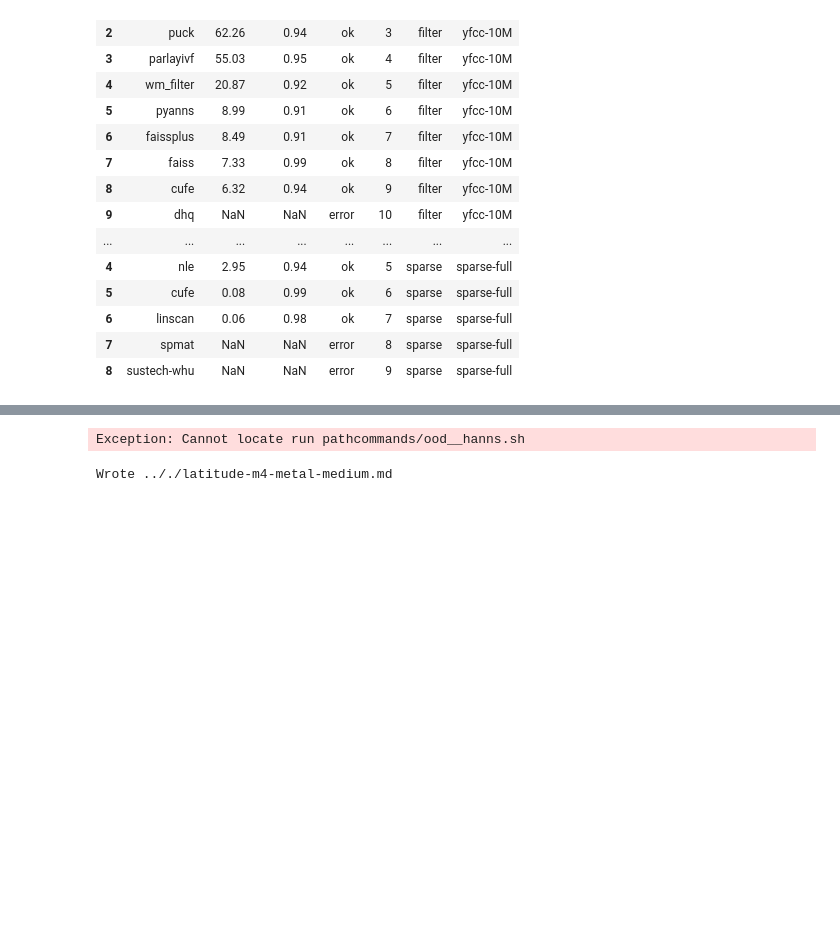
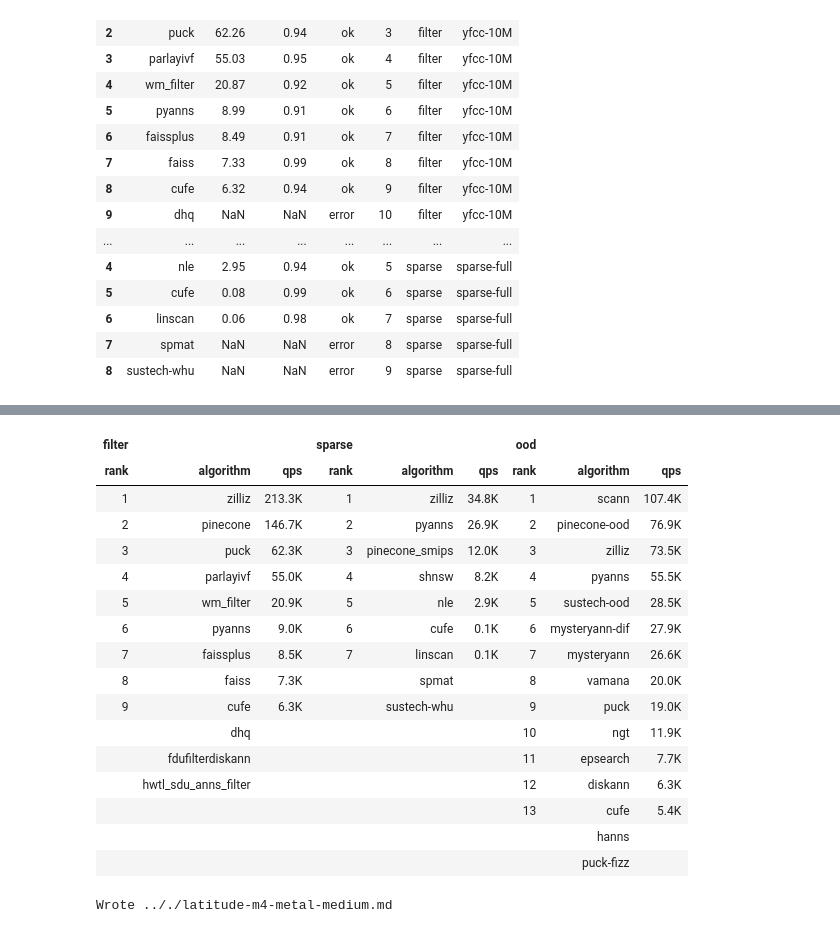
Before and after one commit to harsha-simhadri/big-ann-benchmarks, a Jupyter notebook: neurips23/latitude/analysis.ipynb, the cells around one changed output, grey strips where cells are left out. Cells and saved outputs as stored; diff of their text form; code cells hidden in the pictures; blank space fills up the shorter version.

```diff
--- a/neurips23/latitude/analysis.ipynb
+++ b/neurips23/latitude/analysis.ipynb
@@ -13,8 +13,8 @@ RECALL_AP_THRESHOLD = 0.9
 # Markdown template file
 MARKDOWN = "./_latitude-m4-metal-medium.md"
 
-# Algorithms to ignore - mostly to deal with transient issues like algorithm not yet merged
-IGNORE_ALGOS=["ood__hanns"]
+# Algorithms to ignore - mostly to deal with transient issues like new algorithms not yet merged
+IGNORE_ALGOS=["hanns"]
 # %%
 # package imports
 
@@ -216,7 +216,7 @@ new_html = helper.remove_style_prefix(html)
 new_html = new_html.replace("nan","")
 
 # insert links for specific use cases (ie, errors)
-new_html = helper.replace_table_with_links(new_html, swap_df)
+new_html = helper.replace_table_with_links(new_html, swap_df, IGNORE_ALGOS)
 
 # display in-line
 HTML(new_html)
@@ -229,5 +230,21 @@ WARNING: Using error file path for filter/fdufilterdiskann
 WARNING: Using error file path for ood/puck-fizz
-Exception: Cannot locate run pathcommands/ood__hanns.sh
+| filter |  |  | sparse |  |  | ood |  |  |
+| rank | algorithm | qps | rank | algorithm | qps | rank | algorithm | qps |
+| 1 | zilliz | 213.3K | 1 | zilliz | 34.8K | 1 | scann | 107.4K |
+| 2 | pinecone | 146.7K | 2 | pyanns | 26.9K | 2 | pinecone-ood | 76.9K |
+| 3 | puck | 62.3K | 3 | pinecone_smips | 12.0K | 3 | zilliz | 73.5K |
+| 4 | parlayivf | 55.0K | 4 | shnsw | 8.2K | 4 | pyanns | 55.5K |
+| 5 | wm_filter | 20.9K | 5 | nle | 2.9K | 5 | sustech-ood | 28.5K |
+| 6 | pyanns | 9.0K | 6 | cufe | 0.1K | 6 | mysteryann-dif | 27.9K |
+| 7 | faissplus | 8.5K | 7 | linscan | 0.1K | 7 | mysteryann | 26.6K |
+| 8 | faiss | 7.3K |  | spmat |  | 8 | vamana | 20.0K |
+| 9 | cufe | 6.3K |  | sustech-whu |  | 9 | puck | 19.0K |
+|  | dhq |  |  |  |  | 10 | ngt | 11.9K |
+|  | fdufilterdiskann |  |  |  |  | 11 | epsearch | 7.7K |
+|  | hwtl_sdu_anns_filter |  |  |  |  | 12 | diskann | 6.3K |
+|  |  |  |  |  |  | 13 | cufe | 5.4K |
+|  |  |  |  |  |  |  | hanns |  |
+|  |  |  |  |  |  |  | puck-fizz |  |
 # %%
 # insert html into the markdown
 
```
Also changed, not shown: parts of 3 cells of this notebook, 1 other file.
